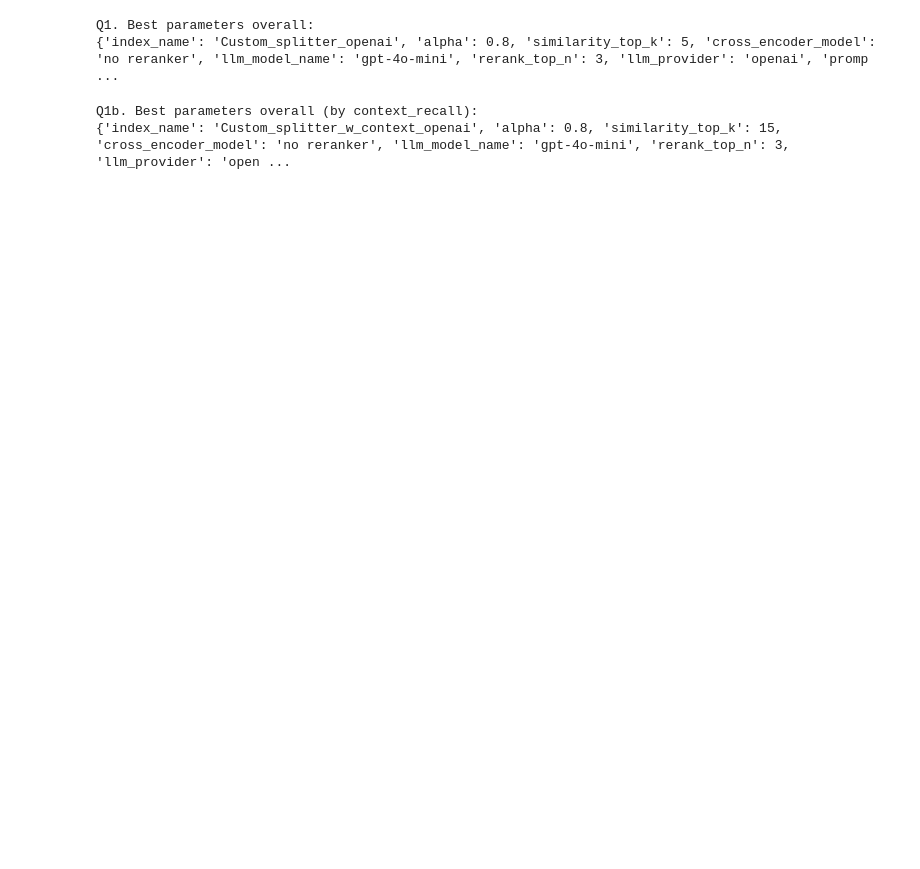
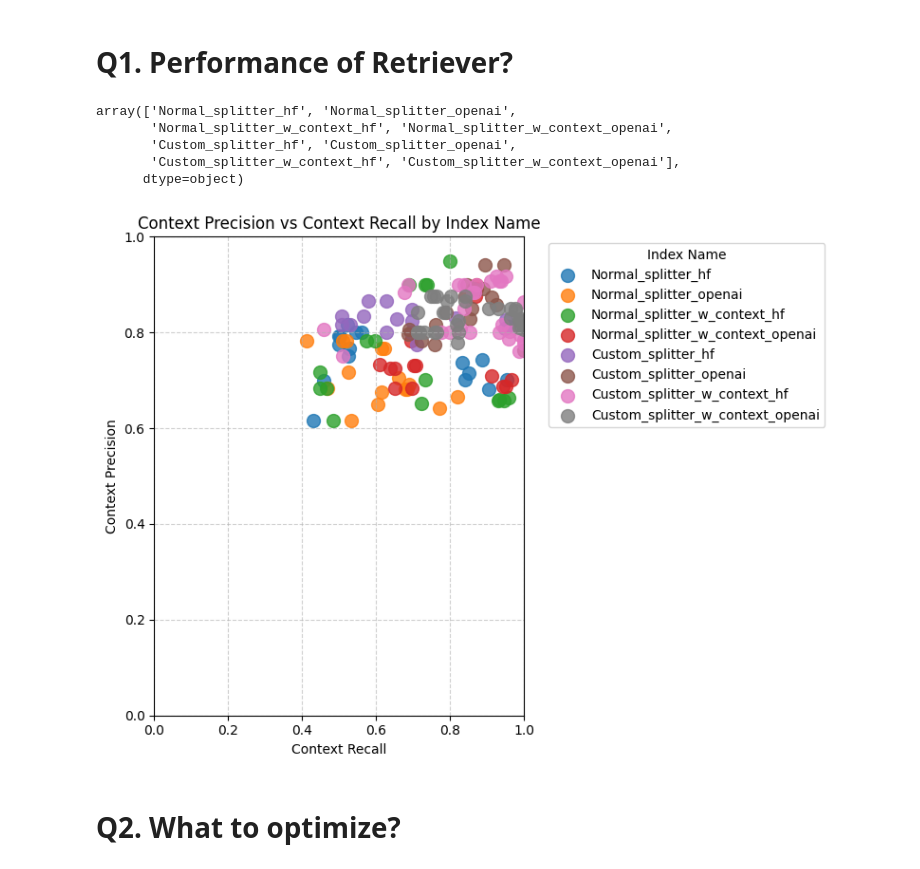
Before and after one commit to ATTIC-TOURS/rag, a Jupyter notebook: rag_experiments_analysis.ipynb, the cells around one changed output. Drawn from its saved outputs; the diff is of its cells as text; code cells hidden in the pictures; blank space fills up the shorter version.

```diff
--- a/rag_experiments_analysis.ipynb
+++ b/rag_experiments_analysis.ipynb
@@ -23,17 +26,42 @@ def plot_group(df, group_col, metric="factual_correctness(mode=f1)"):
     means.plot(kind="bar", figsize=(8,4), title=f"{metric} by {group_col}")
     plt.ylabel(metric)
     plt.show()
-# %%
-# --- Q1. Best parameters overall ---
-print("\nQ1. Best parameters overall:")
-print(best_overall(df))
-# %% [output]
-Q1. Best parameters overall:
-{'index_name': 'Custom_splitter_openai', 'alpha': 0.8, 'similarity_top_k': 5, 'cross_encoder_model': 'no reranker', 'llm_model_name': 'gpt-4o-mini', 'rerank_top_n': 3, 'llm_provider': 'openai', 'promp ...
-# %%
-# --- Q1b. Best parameters overall (by context_recall) ---
-print("\nQ1b. Best parameters overall (by context_recall):")
-print(best_overall(df, metric="context_recall"))
-# %% [output]
-Q1b. Best parameters overall (by context_recall):
-{'index_name': 'Custom_splitter_w_context_openai', 'alpha': 0.8, 'similarity_top_k': 15, 'cross_encoder_model': 'no reranker', 'llm_model_name': 'gpt-4o-mini', 'rerank_top_n': 3, 'llm_provider': 'open ...
+# %% [markdown]
+# Q1. Performance of Retriever?
+# %%
+df['index_name'].unique()
+# %% [output]
+array(['Normal_splitter_hf', 'Normal_splitter_openai',
+       'Normal_splitter_w_context_hf', 'Normal_splitter_w_context_openai',
+       'Custom_splitter_hf', 'Custom_splitter_openai',
+       'Custom_splitter_w_context_hf', 'Custom_splitter_w_context_openai'],
+      dtype=object)
+# %%
+import matplotlib.pyplot as plt
+
+plt.figure(figsize=(8,6))
+
+# Plot each index_name as a separate color
+for name in df["index_name"].unique():
+    subset = df[df["index_name"] == name]
+    plt.scatter(
+        subset["context_recall"],
+        subset["llm_context_precision_with_reference"],
+        label=name,
+        s=100,
+        alpha=0.8
+    )
+
+plt.title("Context Precision vs Context Recall by Index Name")
+plt.xlabel("Context Recall")
+plt.ylabel("Context Precision")
+plt.xlim(0, 1)
+plt.ylim(0, 1)
+plt.grid(True, linestyle="--", alpha=0.6)
+plt.legend(title="Index Name", bbox_to_anchor=(1.05, 1), loc="upper left")  # move legend outside
+plt.tight_layout()
+plt.show()
+# %% [output]
+[figure, added]
+# %% [markdown]
+# Q2. What to optimize?
```
Also changed, not shown: parts of 43 cells of this notebook, 6 other files.
